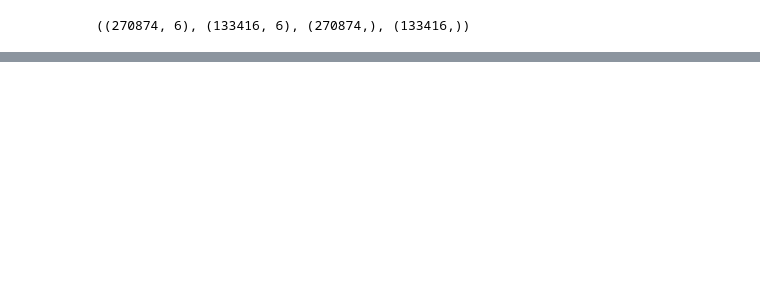
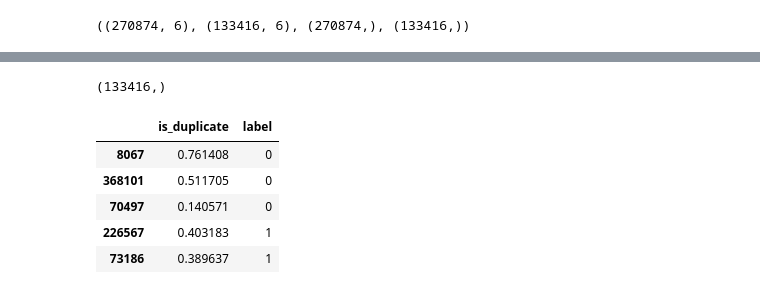
Before and after one commit to haresh-chudgar/QuoraPairs, a Jupyter notebook: quoraDataSet.ipynb, the cells around one changed output, grey strips where cells are left out. Saved outputs shown, nothing was run; the diff lists cells and outputs as text; code cells hidden in the pictures; blank space fills up the shorter version.

```diff
--- a/quoraDataSet.ipynb
+++ b/quoraDataSet.ipynb
@@ -122,7 +122,8 @@ grid = {
 cv = GridSearchCV(clf, grid, scoring='neg_log_loss', n_jobs=-1, verbose=1)
 retrained=cv.fit(X_train, y_train)
 y_submission = retrained.predict_proba(X_test)[:,1]
-print y_submission
-submission = pd.DataFrame({s_duplicate': y_submission})
+
+print y_submission.shape
+submission = pd.DataFrame({'label': y_test,'is_duplicate': y_submission})
 submission.head()
 # %% [output]
@@ -129,0 +132,7 @@ SyntaxError: EOL while scanning string literal (<ipython-input-15-b27b65b5fb68>,
+(133416,)
+|  | is_duplicate | label |
+| 8067 | 0.761408 | 0 |
+| 368101 | 0.511705 | 0 |
+| 70497 | 0.140571 | 0 |
+| 226567 | 0.403183 | 1 |
+| 73186 | 0.389637 | 1 |
```
Also changed, not shown: parts of 1 cell of this notebook.
